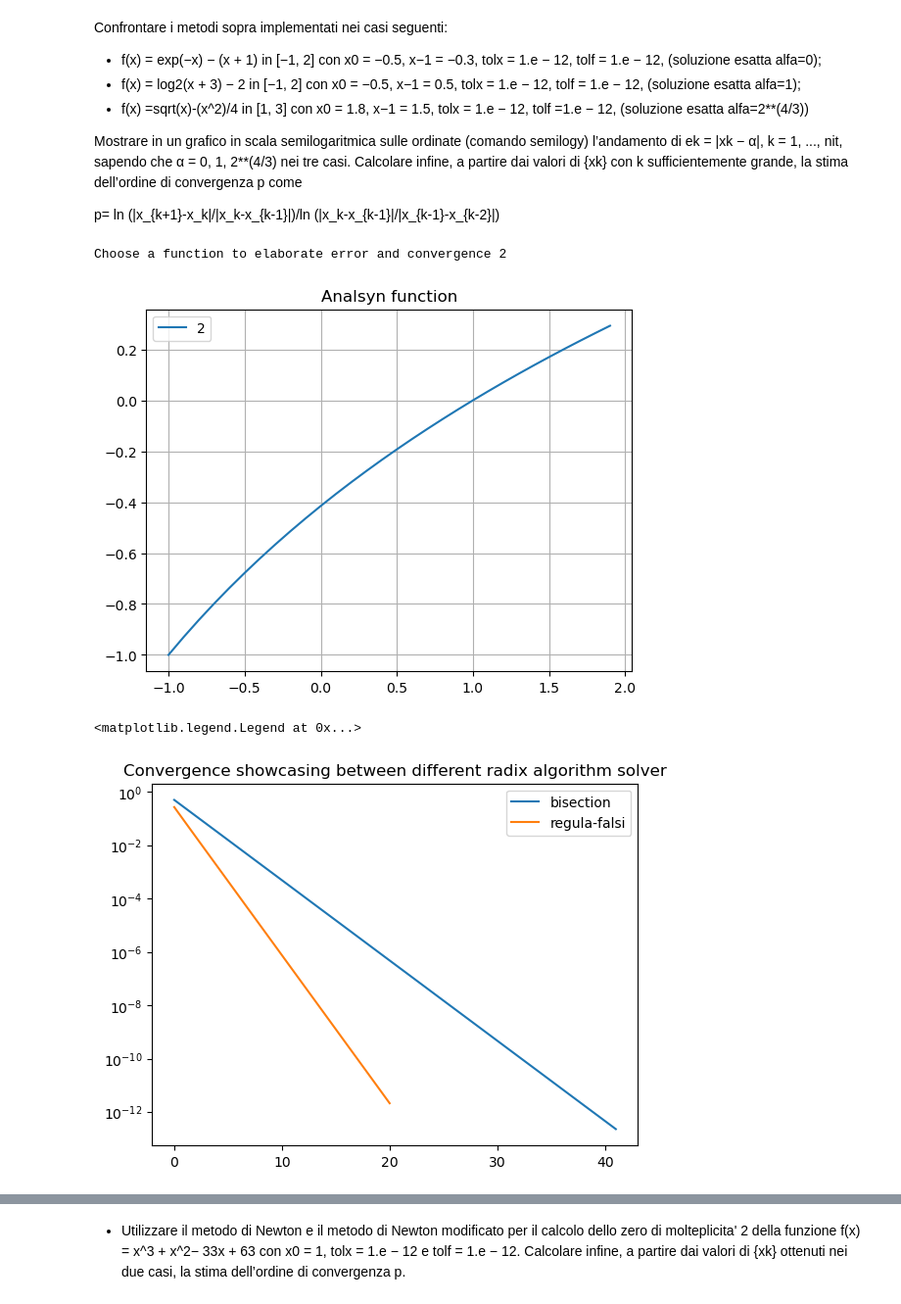
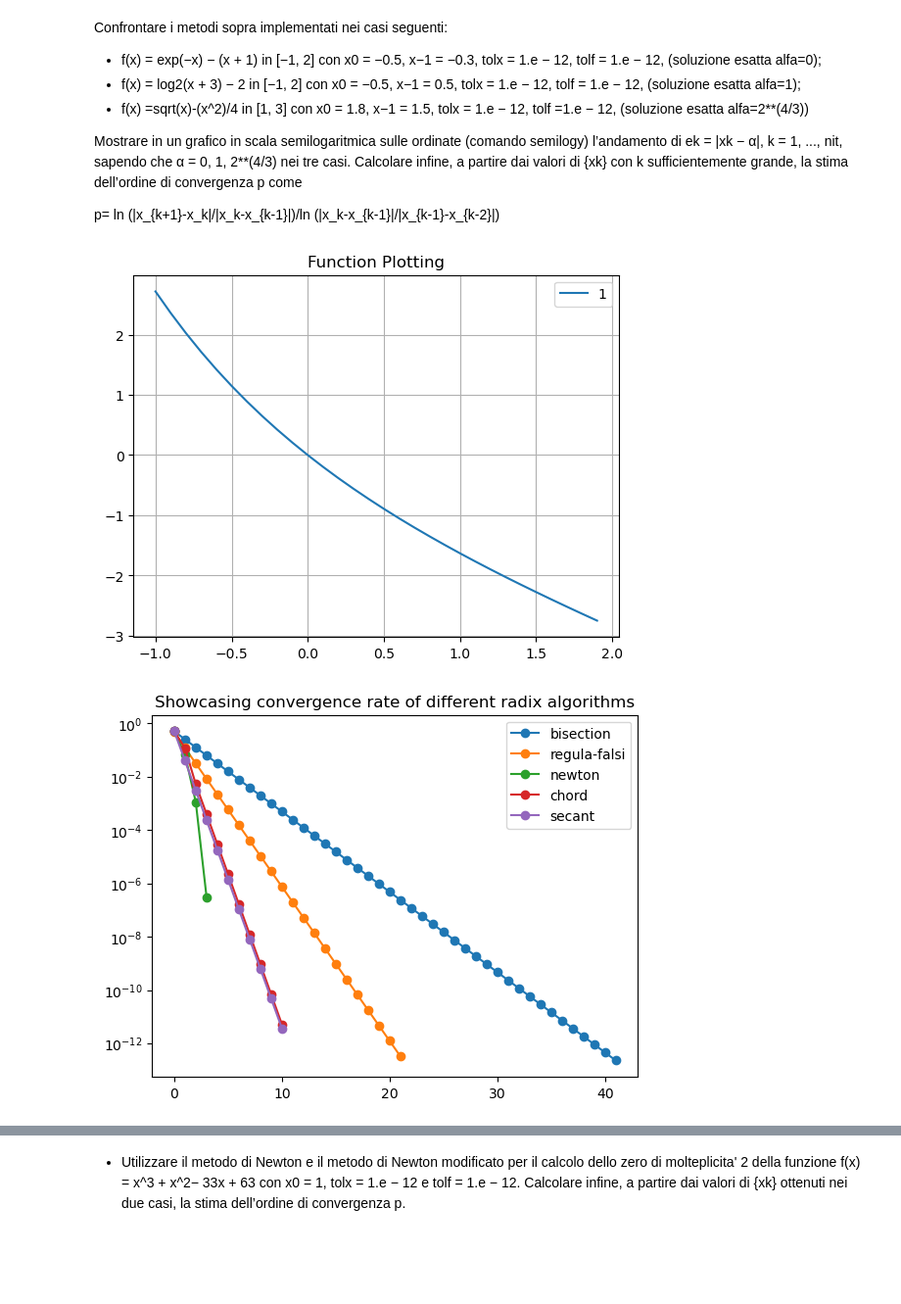
Before and after one commit to KeegTheBoi/metodi_numerici_es, a Jupyter notebook: Lecture 6/Esercitazione_6.ipynb, the cells around one changed output, grey strips where cells are left out. Shown at 98% size. Drawn from its saved outputs; the diff is of its cells as text; code cells hidden in the pictures; blank space fills up the shorter version.

```diff
--- a/Lecture 6/Esercitazione_6.ipynb
+++ b/Lecture 6/Esercitazione_6.ipynb
@@ -97,5 +99,7 @@ def plot(x, f, name, log=False):
 tolx = 1e-12
 tolf = 1e-12
 maxit =  lambda a, b: math.ceil(math.log2((b - a) / tolx))-1
+nmax = 100
+x = sym.Symbol('x')
 # %%
 funcs = {
@@ -110,19 +118,31 @@ methods = {
-# %%
-selected = int(input("Choose a function to elaborate error and convergence"))
-fa = funcs.get(selected)
-
-plt.title("Analsyn function")
-plot(np.arange(fa.a, fa.b, 0.1), fa.func, str(selected))
-
-plt.title("Convergence showcasing between different radix algorithm solver")
-[
-    fa.plot_error(met(fa.func, fa.a, fa.b, maxit(fa.a, fa.b), tolx, tolf))
-    for met in methods.values()
-]
-
-plt.legend(methods.keys())
-# %% [output]
-Choose a function to elaborate error and convergence 2
-[figure, removed]
-<matplotlib.legend.Legend at 0x...>
-[figure, removed]
+# %%
+def selectfunc(n):
+    # while True:
+    #     selected = int(input("Choose a function to elaborate error and convergence"))
+    #     if not (selected < 1 or selected > 3):
+    #         break
+    #     print("ERROR, Select a number between 1-3")
+
+    fa = funcs.get(n)
+
+    plt.title("Function Plotting")
+    plot(np.arange(fa.a, fa.b, 0.1), fa.func, str(selected))
+
+    plt.title("Showcasing convergence rate of different radix algorithms")
+    [
+        fa.plot_error(met(fa.func, fa.a, fa.b, maxit(fa.a, fa.b), tolx, tolf))
+        for met in non_linear_methods.values()
+    ]
+    [
+        fa.plot_error(met(fa.func, fa.x0, tolx, tolf, nmax, fa))
+        for met in linear_methods.values()
+    ]
+    plt.legend(list(non_linear_methods) + list(linear_methods.keys()))
+    plt.show()
+# %%
+selectfunc(1)
+selectfunc(2)
+selectfunc(3)
+# %% [output]
+[figure, added]
+[figure, added]
```
Also changed, not shown: parts of 3 cells of this notebook, 4 other files.
